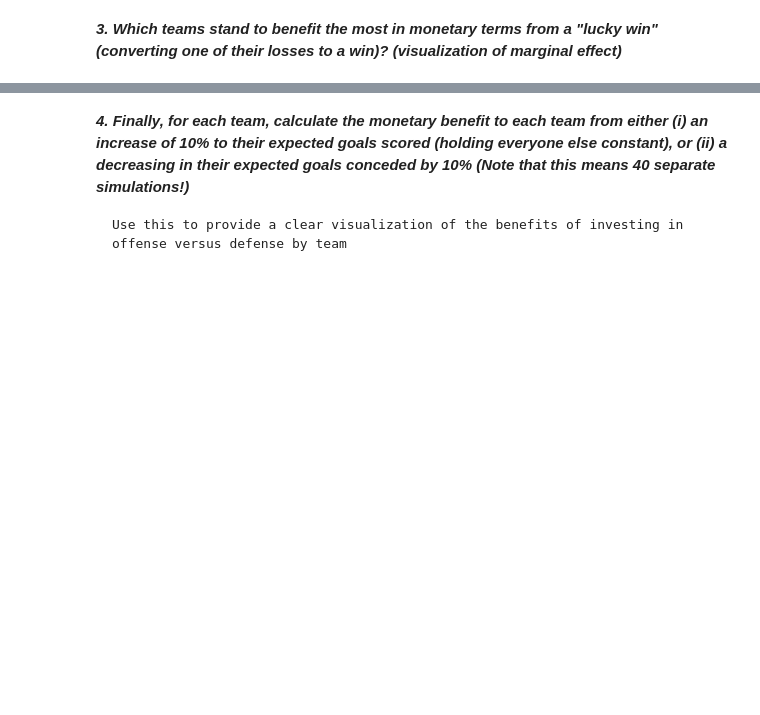
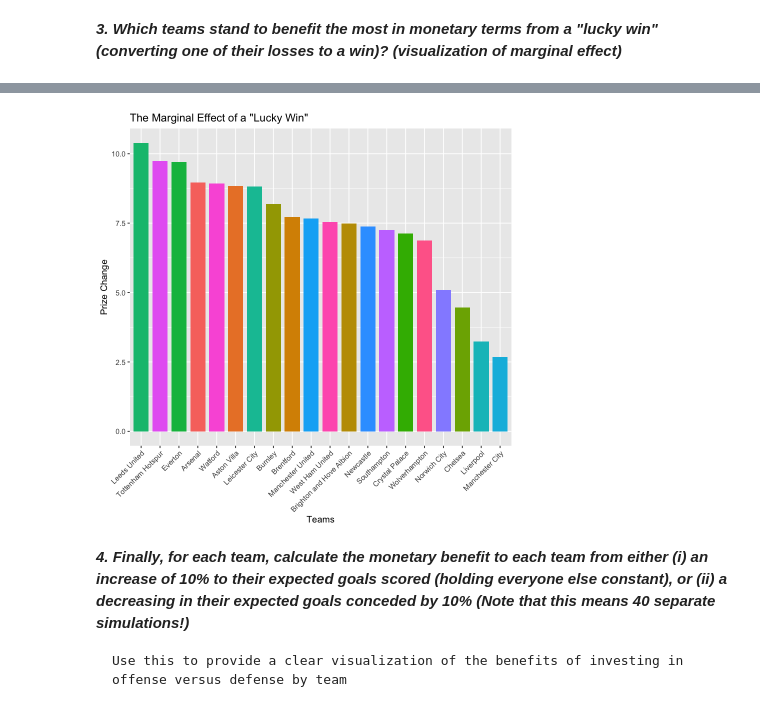
Before and after one commit to kakochanowski/Predicting_Monopoly_Optimization, a Jupyter notebook: TEST.ipynb, the cells around one changed output, grey strips where cells are left out. Drawn from its saved outputs; the diff is of its cells as text; code cells hidden in the pictures; blank space fills up the shorter version.

```diff
--- a/TEST.ipynb
+++ b/TEST.ipynb
@@ -387,0 +421,16 @@ F-statistic: 727.4 on 39 and 1960 DF,  p-value: < 2.2e-16
+# %%
+points1 <- rep(3, 20)
+newdata1 <- data.frame(points1)
+names(newdata1)[names(newdata1) == 'points1'] <- 'points'
+newdata1$team.f <- df.summary$team.f[1:20]
+newdata1$prize <- predict(reg1, newdata1)
+
+points2 <- rep(0, 20)
+newdata2 <- data.frame(points2)
+names(newdata2)[names(newdata2) == 'points2'] <- 'points'
+newdata2$team.f <- df.summary$team.f[1:20]
+newdata2$prize <- predict(reg1, newdata2)
+
+newdata1$prize_change <- newdata1$prize - newdata2$prize
+
+newdata1
@@ -388 +457,11 @@ F-statistic: 727.4 on 39 and 1960 DF,  p-value: < 2.2e-16
+# %%
+ggplot(newdata1, aes(x=reorder(team.f,-prize_change), y=prize_change, fill=team.f)) +
+  geom_bar(stat = "identity", width=0.8) +
+  theme(axis.text.x = element_text(angle = 45, hjust=1)) +
+  xlab('Teams') +
+  ylab('Prize Change') +
+  ggtitle('The Marginal Effect of a "Lucky Win"') +
+  theme(legend.position="none")
+# %% [output]
+[figure, added]
 # %%
```
Also changed, not shown: parts of 18 cells of this notebook, 1 other file.
